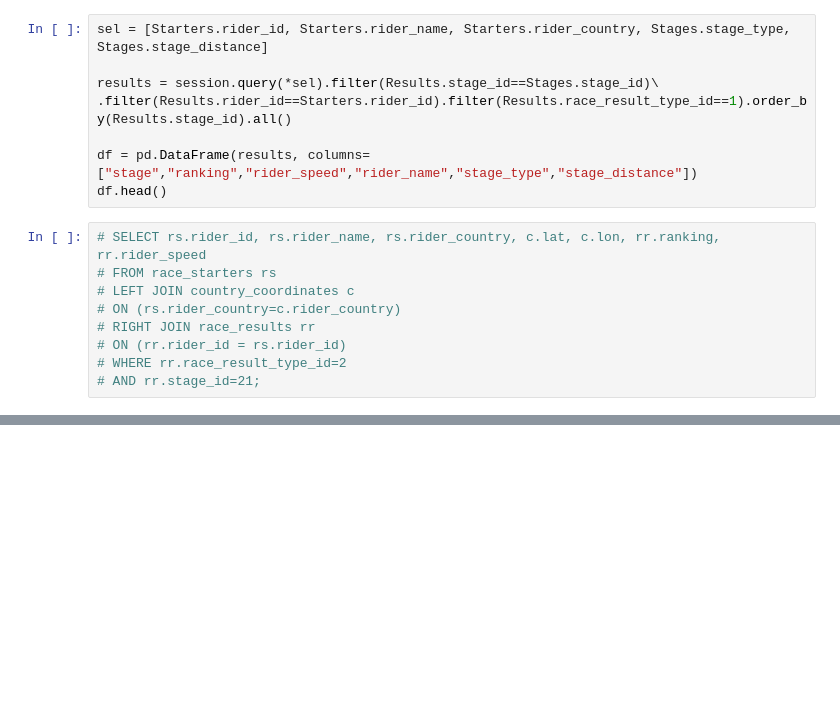
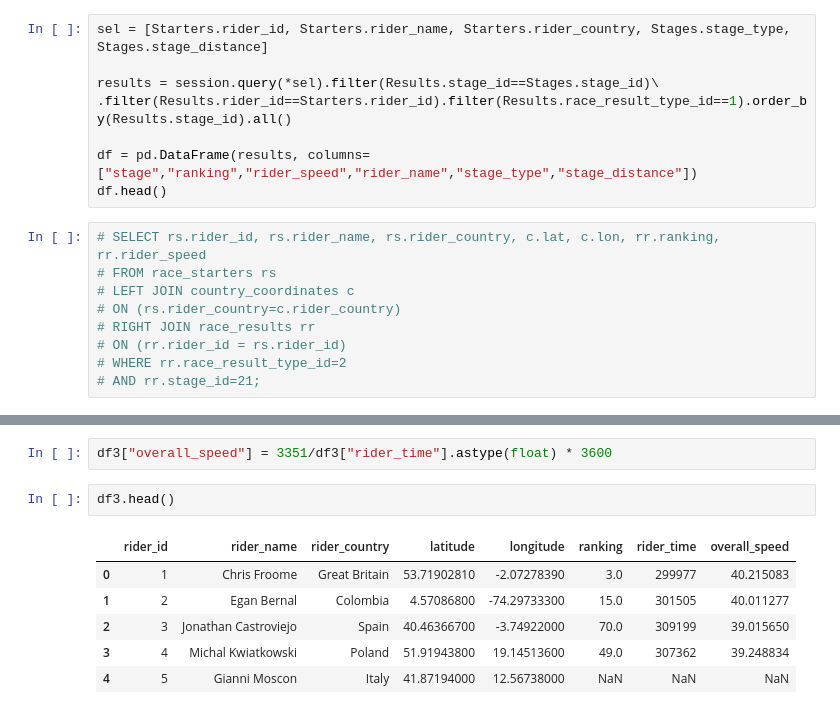
Before and after one commit to bman511/tour-de-awesome-, a Jupyter notebook: tour-de-awesome/static/db/Query_Tests.ipynb, the cells around one changed output, grey strips where cells are left out. Cells and saved outputs as stored; diff of their text form; blank space fills up the shorter version.

```diff
--- a/tour-de-awesome/static/db/Query_Tests.ipynb
+++ b/tour-de-awesome/static/db/Query_Tests.ipynb
@@ -79,0 +140,11 @@ df.head()
+# %%
+df3["overall_speed"] = 3351/df3["rider_time"].astype(float) * 3600
+# %%
+df3.head()
+# %% [output]
+|  | rider_id | rider_name | rider_country | latitude | longitude | ranking | rider_time | overall_speed |
+| 0 | 1 | Chris Froome | Great Britain | 53.71902810 | -2.07278390 | 3.0 | 299977 | 40.215083 |
+| 1 | 2 | Egan Bernal | Colombia | 4.57086800 | -74.29733300 | 15.0 | 301505 | 40.011277 |
+| 2 | 3 | Jonathan Castroviejo | Spain | 40.46366700 | -3.74922000 | 70.0 | 309199 | 39.015650 |
+| 3 | 4 | Michal Kwiatkowski | Poland | 51.91943800 | 19.14513600 | 49.0 | 307362 | 39.248834 |
+| 4 | 5 | Gianni Moscon | Italy | 41.87194000 | 12.56738000 | NaN | NaN | NaN |
```
Also changed, not shown: parts of 10 cells of this notebook, 4 other files.
